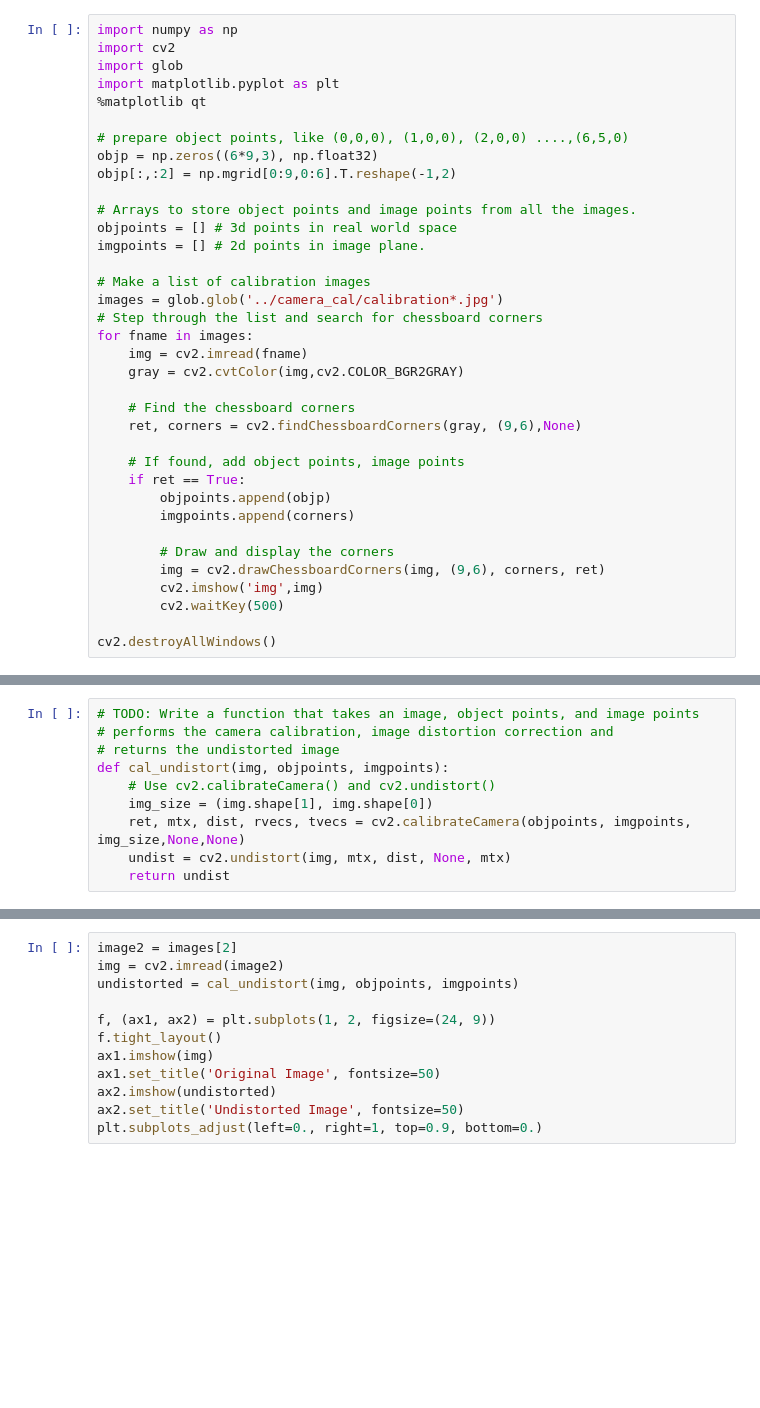
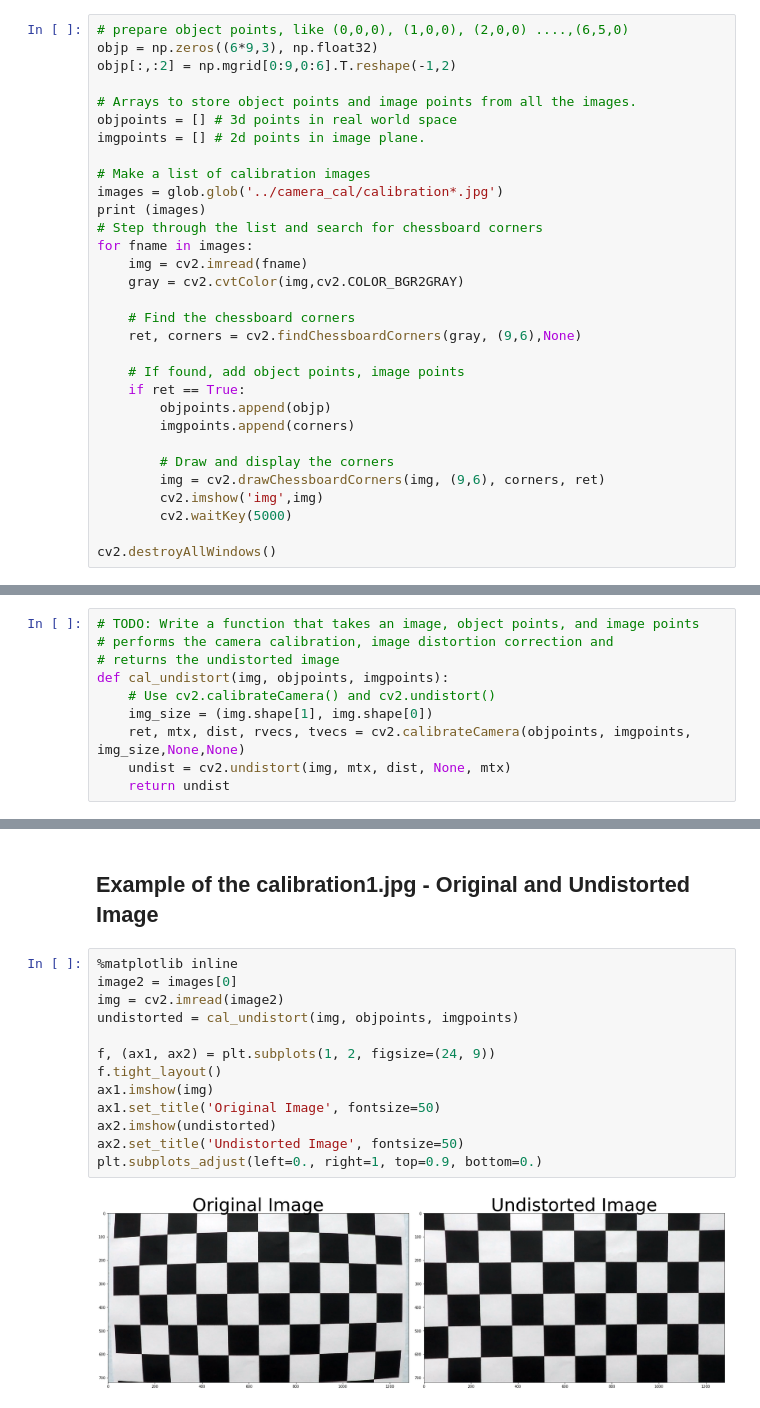
Before and after one commit to calsaviour/sdc, a Jupyter notebook: TermOne/CarND-Advanced-Lane-Lines/camera_cal/Advanced-Lane-Lines-Solution.ipynb, the cells around one changed output, grey strips where cells are left out. Cells and saved outputs as stored; diff of their text form; blank space fills up the shorter version.

Commit message:
Add Step1 calibrate image and Step 4 warp image

```diff
--- a/TermOne/CarND-Advanced-Lane-Lines/camera_cal/Advanced-Lane-Lines-Solution.ipynb
+++ b/TermOne/CarND-Advanced-Lane-Lines/camera_cal/Advanced-Lane-Lines-Solution.ipynb
@@ -17,10 +23,4 @@ The goals / steps of this project are the following:
 # %%
-import numpy as np
-import cv2
-import glob
-import matplotlib.pyplot as plt
-%matplotlib qt
-
 # prepare object points, like (0,0,0), (1,0,0), (2,0,0) ....,(6,5,0)
 objp = np.zeros((6*9,3), np.float32)
 objp[:,:2] = np.mgrid[0:9,0:6].T.reshape(-1,2)
@@ -31,6 +31,7 @@ imgpoints = [] # 2d points in image plane.
 
 # Make a list of calibration images
 images = glob.glob('../camera_cal/calibration*.jpg')
+print (images)
 # Step through the list and search for chessboard corners
 for fname in images:
     img = cv2.imread(fname)
@@ -47,6 +48,6 @@ for fname in images:
         # Draw and display the corners
         img = cv2.drawChessboardCorners(img, (9,6), corners, ret)
         cv2.imshow('img',img)
-        cv2.waitKey(500)
+        cv2.waitKey(5000)
 
 cv2.destroyAllWindows()
@@ -63,12 +100,17 @@ def cal_undistort(img, objpoints, imgpoints):
+# %% [markdown]
+## Example of the calibration1.jpg - Original and Undistorted Image
 # %%
-image2 = images[2]
+%matplotlib inline
+image2 = images[0]
 img = cv2.imread(image2)
 undistorted = cal_undistort(img, objpoints, imgpoints)
 
 f, (ax1, ax2) = plt.subplots(1, 2, figsize=(24, 9))
 f.tight_layout()
 ax1.imshow(img)
 ax1.set_title('Original Image', fontsize=50)
 ax2.imshow(undistorted)
 ax2.set_title('Undistorted Image', fontsize=50)
 plt.subplots_adjust(left=0., right=1, top=0.9, bottom=0.)
+# %% [output]
+[figure, added]
```
Also changed, not shown: parts of 13 cells of this notebook, 1 other file.
